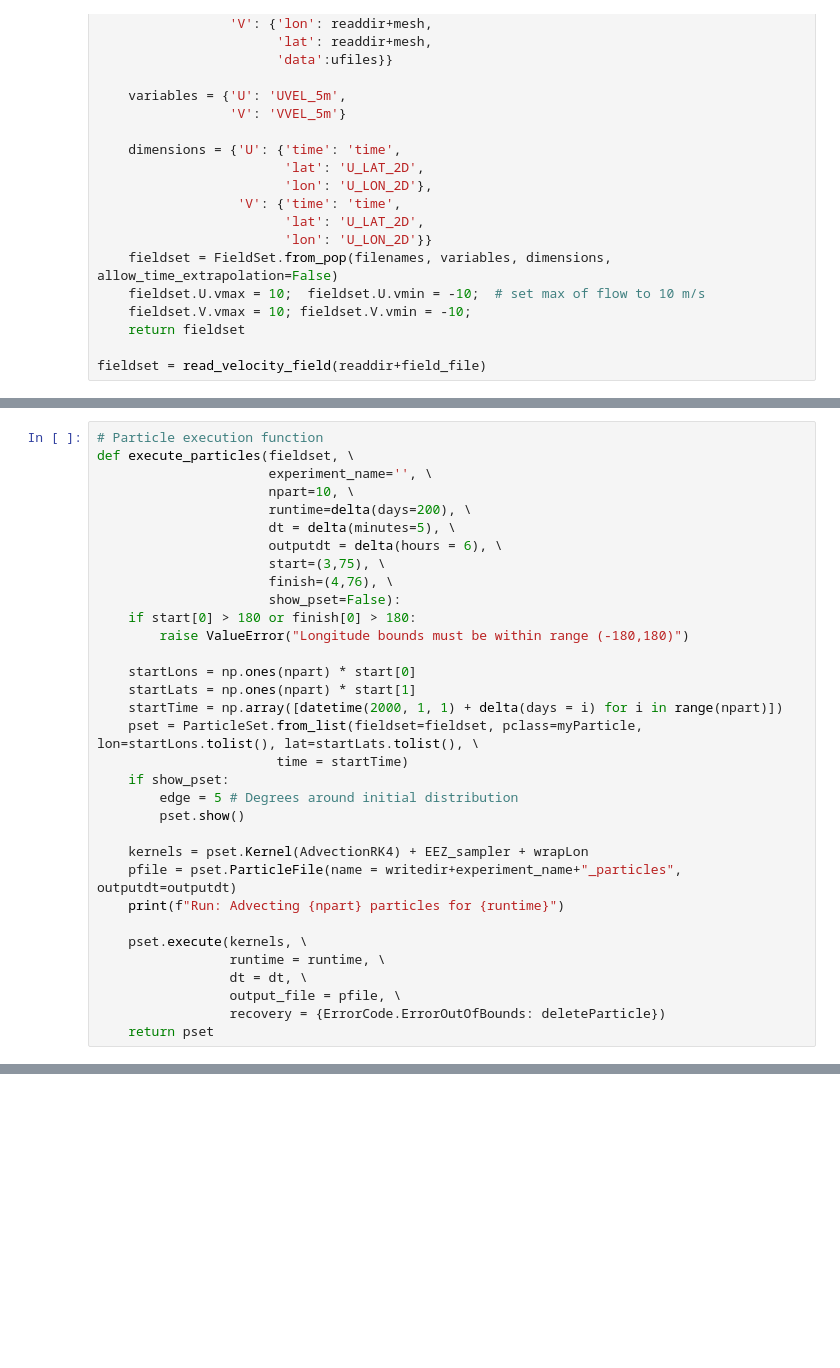
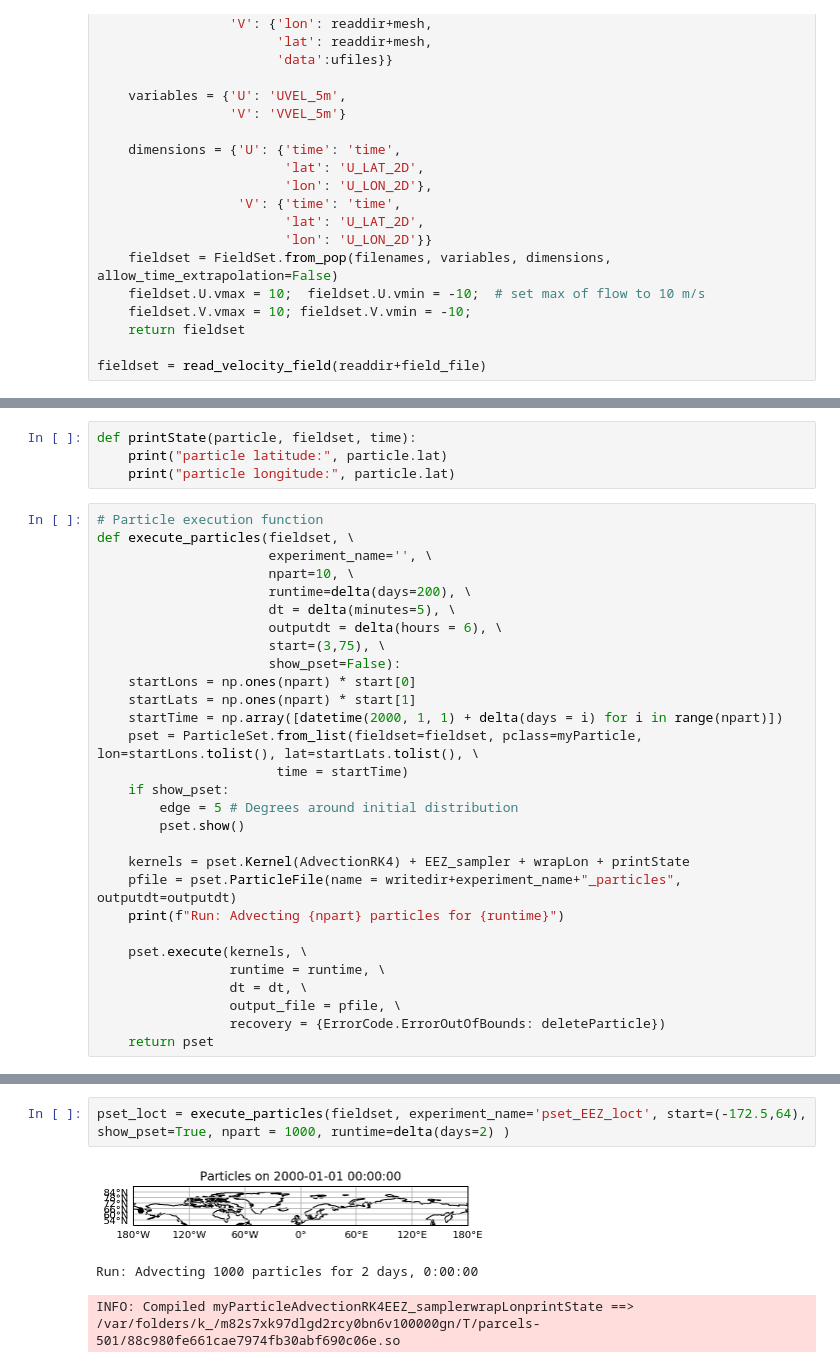
Before and after one commit to daanreijnders/arctic-connectivity, a Jupyter notebook: EEZ/EEZ.ipynb, the cells around one changed output, grey strips where cells are left out. Saved outputs shown, nothing was run; the diff lists cells and outputs as text; blank space fills up the shorter version.

```diff
--- a/EEZ/EEZ.ipynb
+++ b/EEZ/EEZ.ipynb
@@ -92,6 +92,10 @@ def wrapLon(particle, fieldset, time):
 
 def deleteParticle(particle, fieldset, time):
     particle.delete()
+# %%
+def printState(particle, fieldset, time):
+    print("particle latitude:", particle.lat)
+    print("particle longitude:", particle.lat)
 # %%
 # Particle execution function
 def execute_particles(fieldset, \
@@ -101,11 +105,7 @@ def execute_particles(fieldset, \
                       dt = delta(minutes=5), \
                       outputdt = delta(hours = 6), \
                       start=(3,75), \
-                      finish=(4,76), \
                       show_pset=False):
-    if start[0] > 180 or finish[0] > 180:
-        raise ValueError("Longitude bounds must be within range (-180,180)")
-
     startLons = np.ones(npart) * start[0]
     startLats = np.ones(npart) * start[1]
     startTime = np.array([datetime(2000, 1, 1) + delta(days = i) for i in range(npart)])
@@ -115,7 +115,7 @@ def execute_particles(fieldset, \
         edge = 5 # Degrees around initial distribution
         pset.show()
 
-    kernels = pset.Kernel(AdvectionRK4) + EEZ_sampler + wrapLon
+    kernels = pset.Kernel(AdvectionRK4) + EEZ_sampler + wrapLon + printState
     pfile = pset.ParticleFile(name = writedir+experiment_name+"_particles", outputdt=outputdt)
     print(f"Run: Advecting {npart} particles for {runtime}")
 
@@ -154,0 +140,6 @@ Wall time: 12min 35s
+# %%
+pset_loct = execute_particles(fieldset, experiment_name='pset_EEZ_loct', start=(-172.5,64), show_pset=True, npart = 1000, runtime=delta(days=2) )
+# %% [output]
+[figure, added]
+Run: Advecting 1000 particles for 2 days, 0:00:00
+INFO: Compiled myParticleAdvectionRK4EEZ_samplerwrapLonprintState ==> /var/folders/k_/m82s7xk97dlgd2rcy0bn6v100000gn/T/parcels-501/88c980fe661cae7974fb30abf690c06e.so
```
Also changed, not shown: parts of 13 cells of this notebook.
